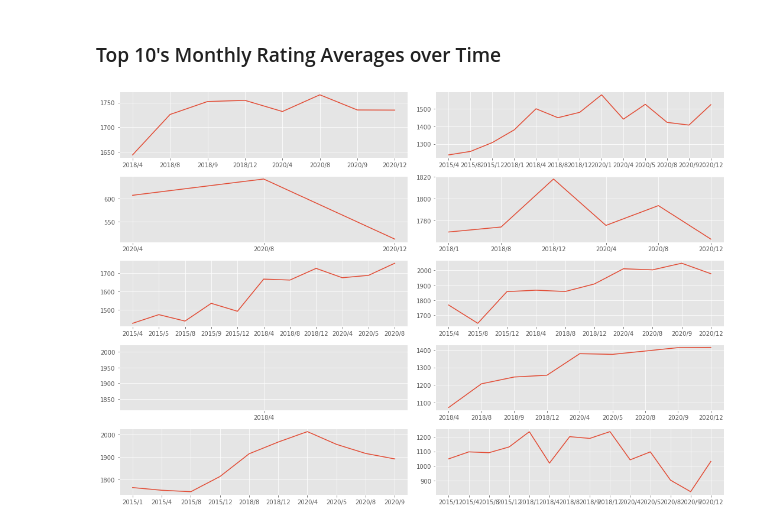
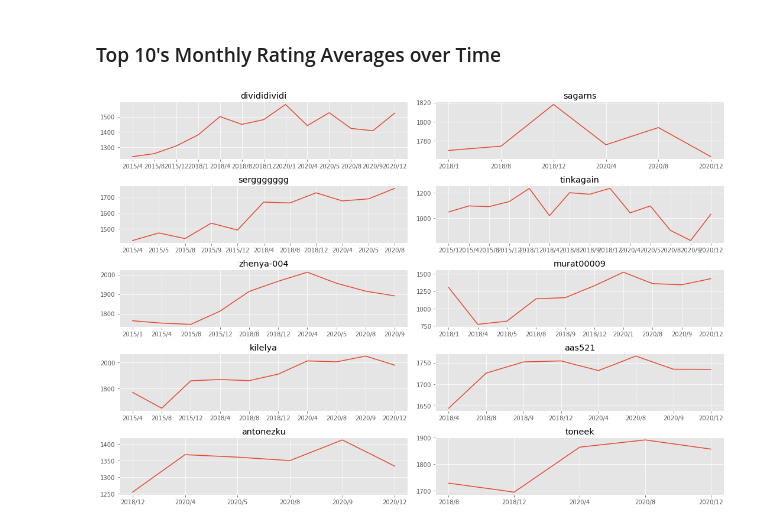
Before and after one commit to kenshr/The-Evolution-of-Chess, a Jupyter notebook: src/Sample_RU_1500_EDA.ipynb, the cells around one changed output. Drawn from its saved outputs; the diff is of its cells as text; code cells hidden in the pictures.

```diff
--- a/src/Sample_RU_1500_EDA.ipynb
+++ b/src/Sample_RU_1500_EDA.ipynb
@@ -203,12 +204,12 @@ tinkagain        2718
 Name: ECO, dtype: int64
 # %%
-top_10 = list(chess_df.groupby('username').count()['ECO'].sort_values(ascending=False).head(10).index)
+top_10_blitz = list(chess_df[chess_df.time_class=='blitz'].groupby('username').count()['ECO'].sort_values(ascending=False).head(10).index)
 # %% [markdown]
 ### Top 10 Players' Ratings over Time
 # %%
 fig, axs = plt.subplots(10,1, figsize=(10,10))
 
-for idx, player in enumerate(top_10):
+for idx, player in enumerate(top_10_blitz):
     df = chess_df[chess_df.username==player].sort_values('date')
     axs[idx].plot(df.date, df.user_rating)
 
@@ -247,14 +248,15 @@ chess_df[(chess_df.time_class=='blitz') & (chess_df.username==top_10[0])].sort_v
 # %%
 fig, axs = plt.subplots(5,2, figsize=(15,10))
 
 for idx, ax in enumerate(axs.flatten()):
-    df = chess_df[(chess_df.time_class=='blitz') & (chess_df.username==top_10[idx])].sort_values('date').groupby(['year','month']).agg({'user_rating':'mean'})
+    df = chess_df[(chess_df.time_class=='blitz') & (chess_df.username==top_10_blitz[idx])].sort_values('date').groupby(['year','month']).agg({'user_rating':'mean'})
     ax.plot([str(i[0])+'/'+str(i[1]) for i in df.index], df.user_rating)
+    ax.set_title(top_10_blitz[idx])
 
 plt.tight_layout()
 plt.show()
 # %% [output]
-[figure, old version]
+[figure, new version]
 # %%
 chess_df[(chess_df.time_class=='blitz') & (chess_df.username==top_10[0])].sort_values('date').groupby(['year','month']).agg({'user_rating':'mean'}).
 # %% [output]
```
Also changed, not shown: parts of 20 cells of this notebook.
